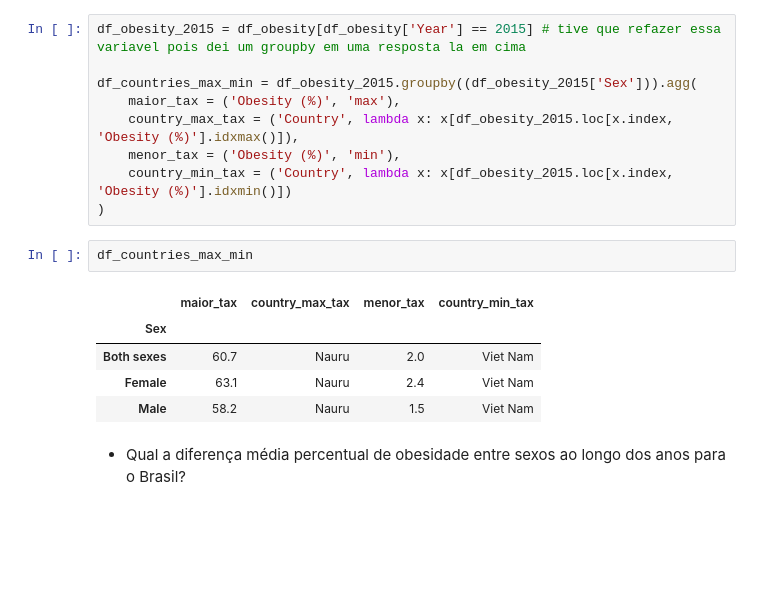
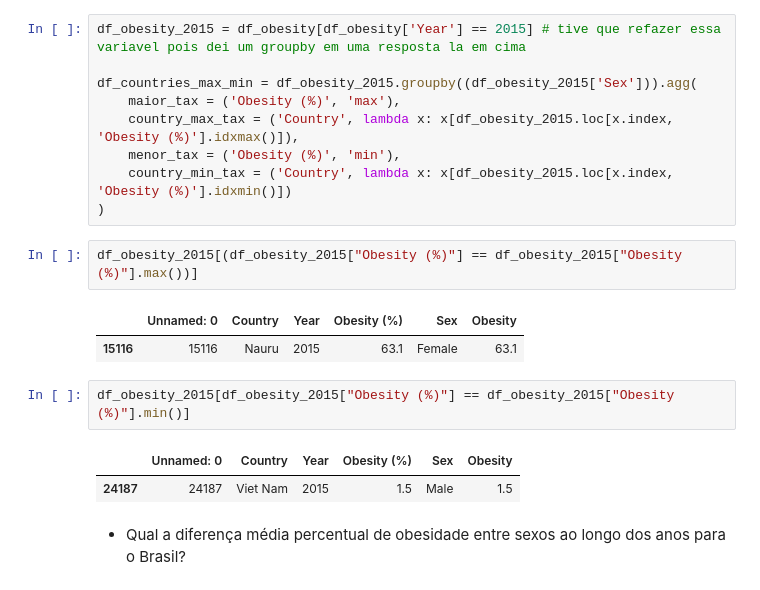
Before and after one commit to salanmato/asimov_analise-de-dados-pandas-sql, a Jupyter notebook: projeto-analise-de-dados.ipynb, the cells around one changed output. Saved outputs shown, nothing was run; the diff lists cells and outputs as text; blank space fills up the shorter version.

```diff
--- a/projeto-analise-de-dados.ipynb
+++ b/projeto-analise-de-dados.ipynb
@@ -95,13 +95,15 @@ df_countries_max_min = df_obesity_2015.groupby((df_obesity_2015['Sex'])).agg(
     country_min_tax = ('Country', lambda x: x[df_obesity_2015.loc[x.index, 'Obesity (%)'].idxmin()])
 )
 # %%
-df_countries_max_min
+df_obesity_2015[(df_obesity_2015["Obesity (%)"] == df_obesity_2015["Obesity (%)"].max())]
 # %% [output]
-|  | maior_tax | country_max_tax | menor_tax | country_min_tax |
-| Sex |  |  |  |  |
-| Both sexes | 60.7 | Nauru | 2.0 | Viet Nam |
-| Female | 63.1 | Nauru | 2.4 | Viet Nam |
-| Male | 58.2 | Nauru | 1.5 | Viet Nam |
+|  | Unnamed: 0 | Country | Year | Obesity (%) | Sex | Obesity |
+| 15116 | 15116 | Nauru | 2015 | 63.1 | Female | 63.1 |
+# %%
+df_obesity_2015[df_obesity_2015["Obesity (%)"] == df_obesity_2015["Obesity (%)"].min()]
+# %% [output]
+|  | Unnamed: 0 | Country | Year | Obesity (%) | Sex | Obesity |
+| 24187 | 24187 | Viet Nam | 2015 | 1.5 | Male | 1.5 |
 # %% [markdown]
 - Qual a diferença média percentual de obesidade entre sexos ao longo dos anos para o Brasil?
 # %%
```
Also changed, not shown: parts of 28 cells of this notebook.
